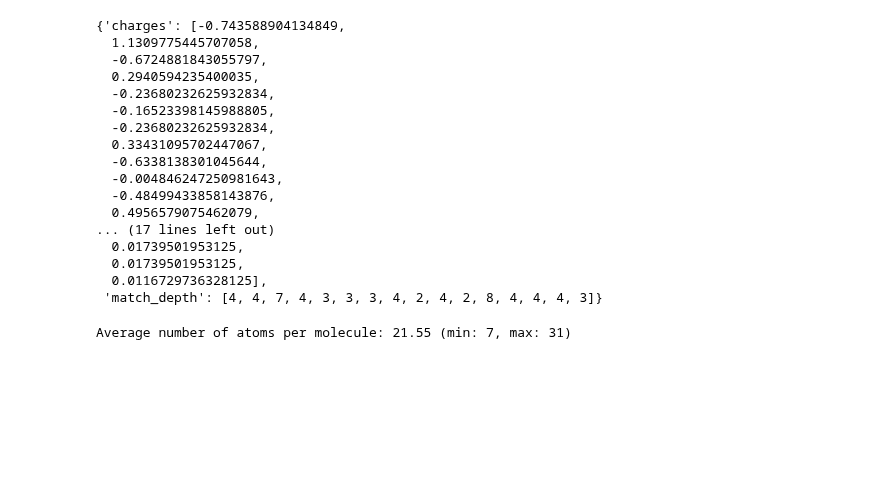
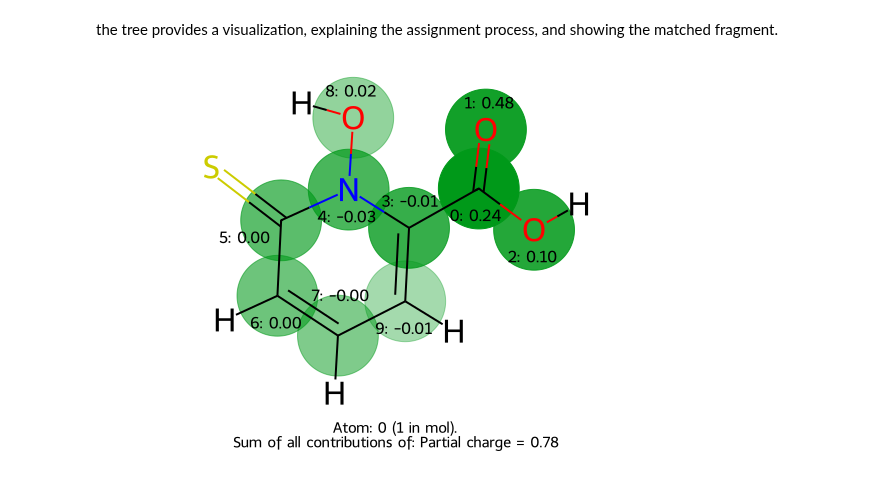
Before and after one commit to rinikerlab/DASH-tree, a Jupyter notebook: serenityff/charge/examples/07_DASH-tree.ipynb, the cells around one changed output. Saved outputs shown, nothing was run; the diff lists cells and outputs as text; code cells hidden in the pictures; blank space fills up the shorter version.

```diff
--- a/serenityff/charge/examples/07_DASH-tree.ipynb
+++ b/serenityff/charge/examples/07_DASH-tree.ipynb
@@ -13,0 +12,2 @@ Loading DASH tree data
+# %%
+tree = DASHTree()
@@ -63,25 +43,6 @@ for mol in tqdm(mol_sup, total=len(mol_sup)):
+# %% [markdown]
+the tree provides a visualization, explaining the assignment process, and showing the matched fragment.
 # %%
-tree.get_molecules_partial_charges(mol_sup[4])
+tree.explain_property(mol=mol_sup[4], atom=1)
 # %% [output]
-{'charges': [-0.743588904134849,
-  1.1309775445707058,
-  -0.6724881843055797,
-  0.2940594235400035,
-  -0.23680232625932834,
-  -0.16523398145988805,
-  -0.23680232625932834,
-  0.33431095702447067,
-  -0.6338138301045644,
-  -0.004846247250981643,
-  -0.48499433858143876,
-  0.4956579075462079,
-... (17 lines left out)
-  0.01739501953125,
-  0.01739501953125,
-  0.0116729736328125],
- 'match_depth': [4, 4, 7, 4, 3, 3, 3, 4, 2, 4, 2, 8, 4, 4, 4, 3]}
+[figure, added]
-# %%
-num_atoms_per_mol = [mol.GetNumAtoms() for mol in mol_sup]
-print(f"Average number of atoms per molecule: {sum(num_atoms_per_mol)/len(num_atoms_per_mol)} (min: {min(num_atoms_per_mol)}, max: {max(num_atoms_per_mol)})")
-# %% [output]
-Average number of atoms per molecule: 21.55 (min: 7, max: 31)
```
Also changed, not shown: parts of 36 cells of this notebook.
